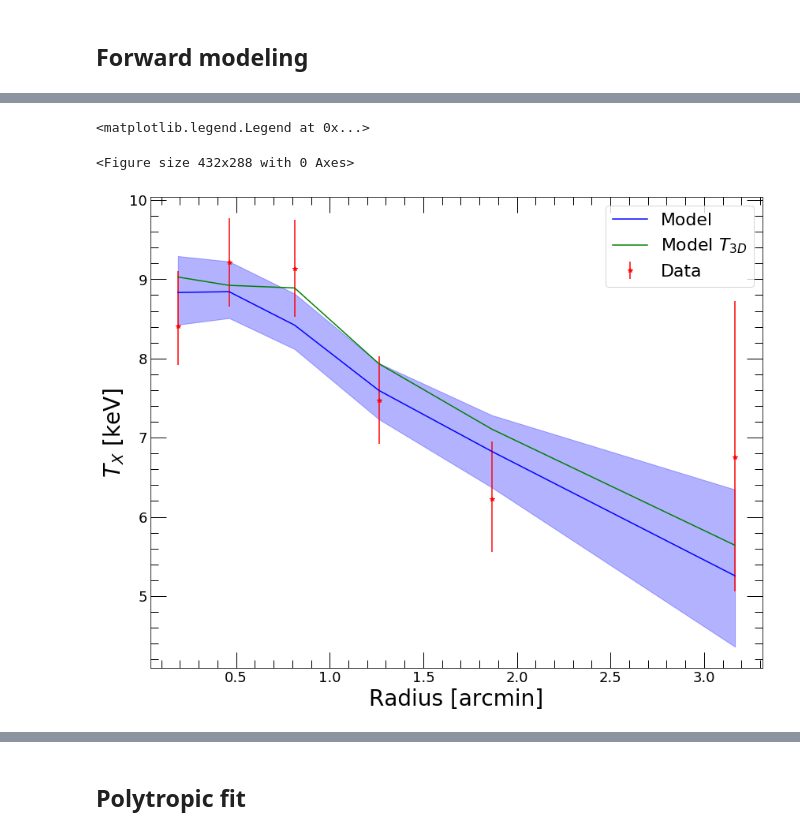
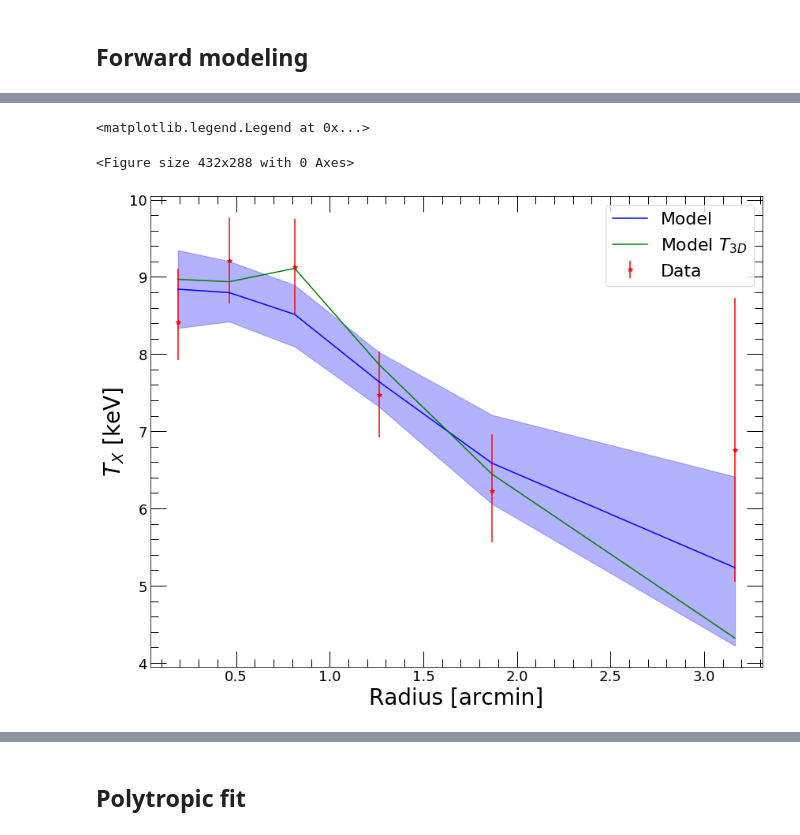
Before and after one commit to domeckert/hydromass, a Jupyter notebook: MACS0451.ipynb, the cells around one changed output, grey strips where cells are left out. Cells and saved outputs as stored; diff of their text form; code cells hidden in the pictures.

Commit message:
speed up profile computation

```diff
--- a/MACS0451.ipynb
+++ b/MACS0451.ipynb
@@ -734,12 +732,12 @@ NameError: name 'mnfwdm' is not defined
 # %% [markdown]
 ## Forward modeling
 # %%
-mforw = hydromass.Mhyd(profile=p2,
-                        spec_data='../../cluster_data/VLP/MACS0451/spectral_results_MACS0451.fits',
+mforw = hydromass.Mhyd(sbprofile=p2,
+                        spec_data=spec_data,
                         redshift=z_m0451,
                         cosmo=pyproffit.cosmo)
 
-modforw = hydromass.Forward(fix=[False, False, True, True, False])
+modforw = hydromass.Forward(fix=[False, False, False, False, False])
 #modforw = hydromass.Forward()
 
 mforw.emissivity(nh=nh_m0451, rmf=rsp, elow=0.7, ehigh=1.2)
@@ -783,28 +780,28 @@ Done.
 # %%
 plt.clf()
 
 fig = plt.figure(figsize=(13,10))
 ax_size = [0.14, 0.14,
                0.83, 0.83]
 ax = fig.add_axes(ax_size)
 ax.minorticks_on()
 ax.tick_params(length=20, width=1, which='major', direction='in', right=True, top=True)
 ax.tick_params(length=10, width=1, which='minor', direction='in', right=True, top=True)
 for item in (ax.get_xticklabels() + ax.get_yticklabels()):
     item.set_fontsize(18)
 
 plt.xlabel('Radius [arcmin]', fontsize=28)
 plt.ylabel('$T_{X}$ [keV]', fontsize=28)
-plt.errorbar(mforw.rref_x_am,mforw.temp_x,yerr=np.array([mforw.templ,mforw.temph]),fmt='*',color='red', label='Data')
-plt.plot(mforw.rref_x_am,mforw.ktmod,color='blue', label='Model')
-plt.fill_between(mforw.rref_x_am, mforw.ktmod_lo, mforw.ktmod_hi, color='blue', alpha=0.3)
-plt.plot(mforw.rref_x_am,mforw.kt3d,color='green', label='Model $T_{3D}$')
+plt.errorbar(spec_data.rref_x_am,spec_data.temp_x,yerr=np.array([spec_data.templ,spec_data.temph]),fmt='*',color='red', label='Data')
+plt.plot(spec_data.rref_x_am,mforw.ktmod,color='blue', label='Model')
+plt.fill_between(spec_data.rref_x_am, mforw.ktmod_lo, mforw.ktmod_hi, color='blue', alpha=0.3)
+plt.plot(spec_data.rref_x_am,mforw.kt3d,color='green', label='Model $T_{3D}$')
 
 plt.legend(fontsize=22)
 # %% [output]
 <matplotlib.legend.Legend at 0x...>
 <Figure size 432x288 with 0 Axes>
-[figure, old version]
+[figure, new version]
 # %%
 res_forw, fig = hydromass.mass_forw_from_samples(mforw, modforw, plot=True)
 # %% [output]
```
Also changed, not shown: parts of 34 cells of this notebook, 4 other files.
